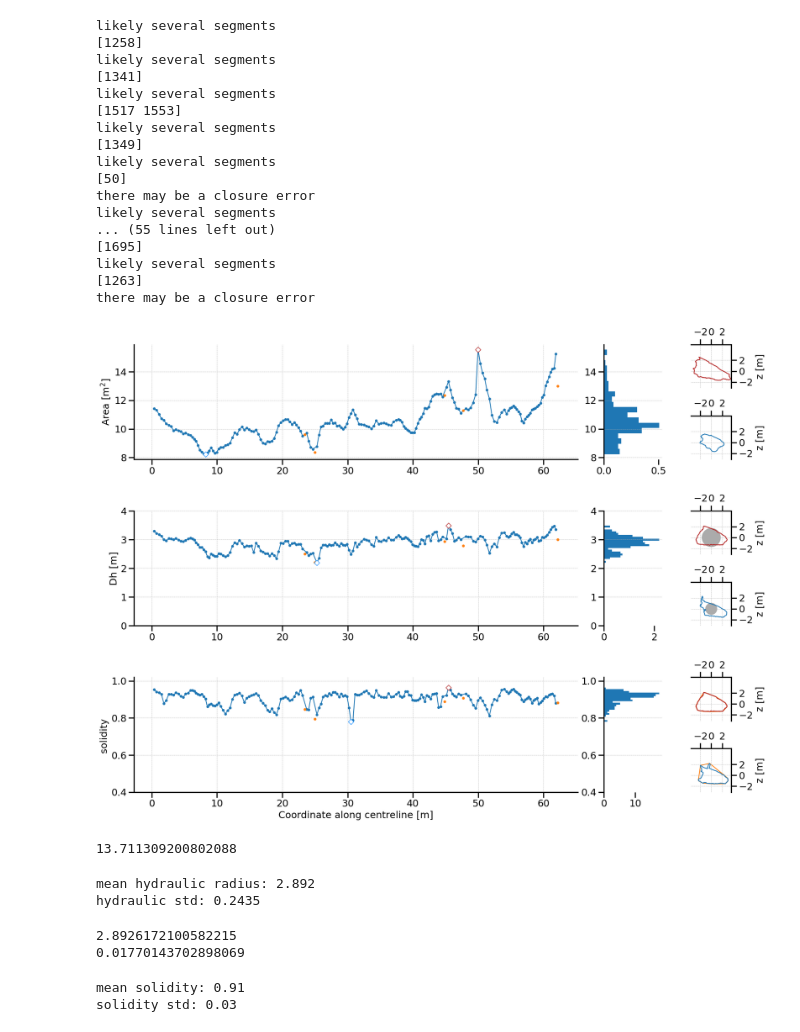
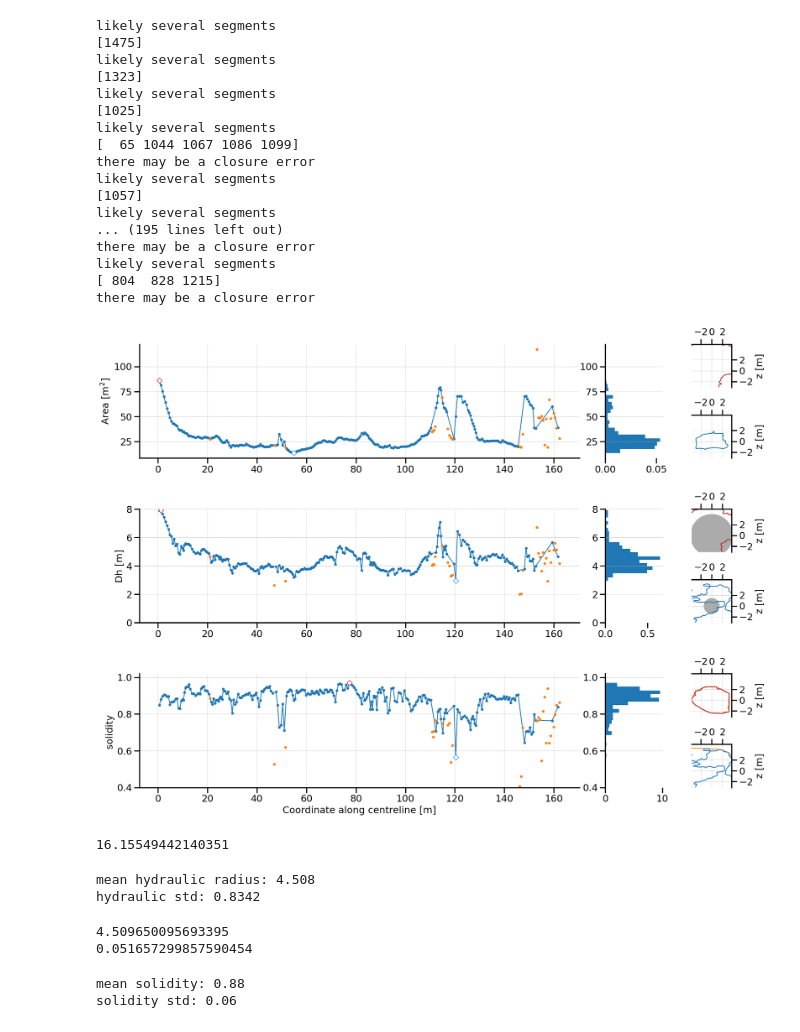
Before and after one commit to ERC-Karst/from_pointcloud_to_mesh, a Jupyter notebook: python/notebooks/07_CalculateGeometricDescriptors.ipynb, the cells around one changed output. Cells and saved outputs as stored; diff of their text form; code cells hidden in the pictures.

```diff
--- a/python/notebooks/07_CalculateGeometricDescriptors.ipynb
+++ b/python/notebooks/07_CalculateGeometricDescriptors.ipynb
@@ -20,18 +20,19 @@ mpl.rcParams['xtick.major.size'] = 10
 mpl.rcParams['ytick.major.width'] = 2
 mpl.rcParams['ytick.major.size'] = 10
 # %%
-BASENAME = "3rdGallery"
-section_count = 195
-fp = "../../real_data/02_GrotteDeLaCascadeDeMotiers/params.yaml"
+BASENAME = "09_GrotteDeVallorbe"
+PASSAGE = "Toboggan"
+section_count = 292
+PROCESSING_PARAMS = f"../../real_data/{BASENAME}/params.yaml"
 
-params = load(open(fp), Loader)
+params = load(open(PROCESSING_PARAMS), Loader)
 
 GLOBAL_SHIFT = params["alignment"]["globalShift"]
 # %%
 sections = []
 
 for i in range(1,section_count):
-    data = np.loadtxt(f"../../real_data/02_GrotteDeLaCascadeDeMotiers/process/sections_as_polylines/{BASENAME}_unordered_section_{i}.txt")
+    data = np.loadtxt(f"../../real_data/{BASENAME}/process/sections_as_polylines/{PASSAGE}_unordered_section_{i}.txt")
 
     # recentre the data to barycentre
     sections.append(data)
@@ -66,7 +67,7 @@ def order_points(points, ind):
 # %%
 ordered = []
 
-for data in sections[:212]:
+for data in sections[:]:
     data = order_points(data.tolist(), 0)
     dists = np.linalg.norm(np.diff(data, axis = 0), axis = 1)
     id0 = 0
@@ -92,28 +93,28 @@ for data in sections[:212]:
     ordered.append(s)
 # %% [output]
 likely several segments
-[1258]
+[1475]
 likely several segments
-[1341]
+[1323]
 likely several segments
-[1517 1553]
+[1025]
 likely several segments
-[1349]
-likely several segments
-[50]
+[  65 1044 1067 1086 1099]
 there may be a closure error
 likely several segments
-... (55 lines left out)
-[1695]
+[1057]
 likely several segments
-[1263]
+... (195 lines left out)
 there may be a closure error
+likely several segments
+[ 804  828 1215]
+there may be a closure error
 # %%
 for section in ordered:
     section.compute_descriptors()
 # %%
 # curvilinear coordinates
-planes_origin = np.loadtxt(f"../../real_data/02_GrotteDeLaCascadeDeMotiers/process/planes_as_vectors/{BASENAME}_Planes_Origin.txt")
+planes_origin = np.loadtxt(f"../../real_data/{BASENAME}/process/planes_as_vectors/{PASSAGE}_z_interp_3d_Planes_Origin.txt")
 xi = np.cumsum(np.linalg.norm(np.diff(planes_origin, axis = 0), axis = 1))
 # %%
 good_sections = [n for n,section in enumerate(ordered) if section.flag != "ClosureError"]
@@ -160,7 +161,7 @@ ax1 = fig.add_subplot(gs[0:5, :37])
 ax2 = fig.add_subplot(gs[7:12, :37], sharex = ax1)
 ax3 = fig.add_subplot(gs[14:, :37], sharex = ax1)
 
-ax2.set_ylim(0, 4)
+ax2.set_ylim(0, 8)
 ax3.set_ylim(0.4, 1.02)
 
 ax1_hist = fig.add_subplot(gs[0:5, 39:44], sharey = ax1)
@@ -214,44 +215,44 @@ plotDH(min_dh, ax2_inset2)
 ax3_inset1 = fig.add_subplot(gs[14:16, 46:], sharex = ax1_inset1,  sharey = ax1_inset1)
 ax3_inset2 = fig.add_subplot(gs[17:19, 46:], sharex = ax1_inset1,  sharey = ax1_inset1)
 
 ax3_inset1.plot(sections_ok[max_sol][:,0], sections_ok[max_sol][:,1], color = "firebrick")
 ax3_inset2.plot(sections_ok[min_sol][:,0], sections_ok[min_sol][:,1])
 ax3.scatter(xi[good_sections][max_sol], sol_ok[max_sol], color = "white",  edgecolor = "firebrick", zorder = 100, s = 50, marker = "D")
 ax3.scatter(xi[good_sections][min_sol], sol_ok[min_sol], color = "white", edgecolor = "dodgerblue", zorder = 100, s = 50, marker = "D")
 
 plotCHull(max_sol, ax3_inset1)
 plotCHull(min_sol, ax3_inset2)
 
 for ax in (ax1_inset1, ax1_inset2,ax2_inset1,ax2_inset2,ax3_inset1,ax3_inset2 ):
     ax.set_aspect("equal")
     for spine in ["bottom", "left"]:
         ax.spines[spine].set_visible(False)
     ax.grid(lw = 0.5, ls="--")
     #ax.set_xlim(-2.5, 2.5)
     #ax.set_ylim(-2.1, 2.9)
     ax.set_xlim(-3.7, 3.7)
     ax.set_ylim(-3.1, 4.9)
     ax.set_xticks([-2,0,2])
     ax.set_yticks([-2,0,2])
     ax.tick_params(top=True, right=True, left = False, bottom= False)
     ax.xaxis.tick_top()
     ax.yaxis.tick_right()
     ax.yaxis.set_label_position("right")
     ax.set_ylabel("z [m]")
 
 plt.savefig(f"{BASENAME}_stats.pdf")
 # %% [output]
-[figure, old version]
+[figure, new version]
 # %%
 np.sqrt(len(dh_ok)-1)
 # %% [output]
-13.711309200802088
+16.15549442140351
 # %%
 print("mean hydraulic radius: {:.3f}".format(np.mean(dh_ok)))
 print("hydraulic std: {:.4f}".format(np.std(dh_ok)))
 # %% [output]
-mean hydraulic radius: 2.892
-hydraulic std: 0.2435
+mean hydraulic radius: 4.508
+hydraulic std: 0.8342
 # %%
 nsim = 1000
 dh_bootstrap = np.zeros((nsim))
@@ -261,14 +262,14 @@ for sim in range(nsim):
 print(np.mean(dh_bootstrap))
 print(np.std(dh_bootstrap))
 # %% [output]
-2.8926172100582215
-0.01770143702898069
+4.509650095693395
+0.051657299857590454
 # %%
 print("mean solidity: {:.2f}".format(np.mean(sol_ok[1:])))
 print("solidity std: {:.2f}".format(np.std(sol_ok[1:])))
 # %% [output]
-mean solidity: 0.91
-solidity std: 0.03
+mean solidity: 0.88
+solidity std: 0.06
 # %%
 fig, axes = plt.subplots(6, 7, sharex= True, sharey=True, figsize= (15, 15))
 
```
Also changed, not shown: parts of 3 cells of this notebook, 9 other files.
